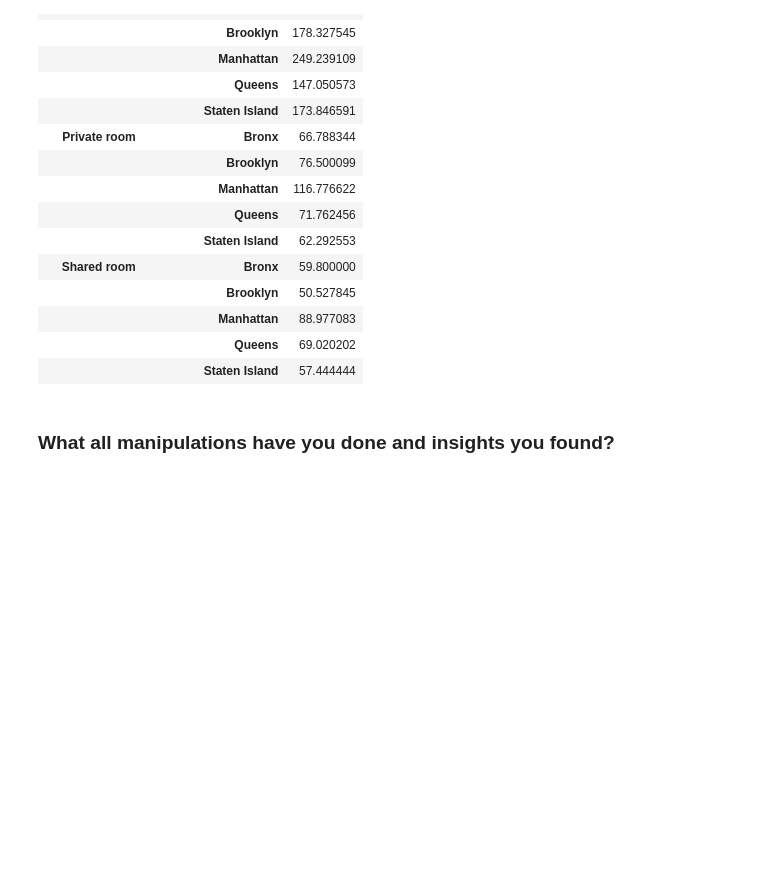
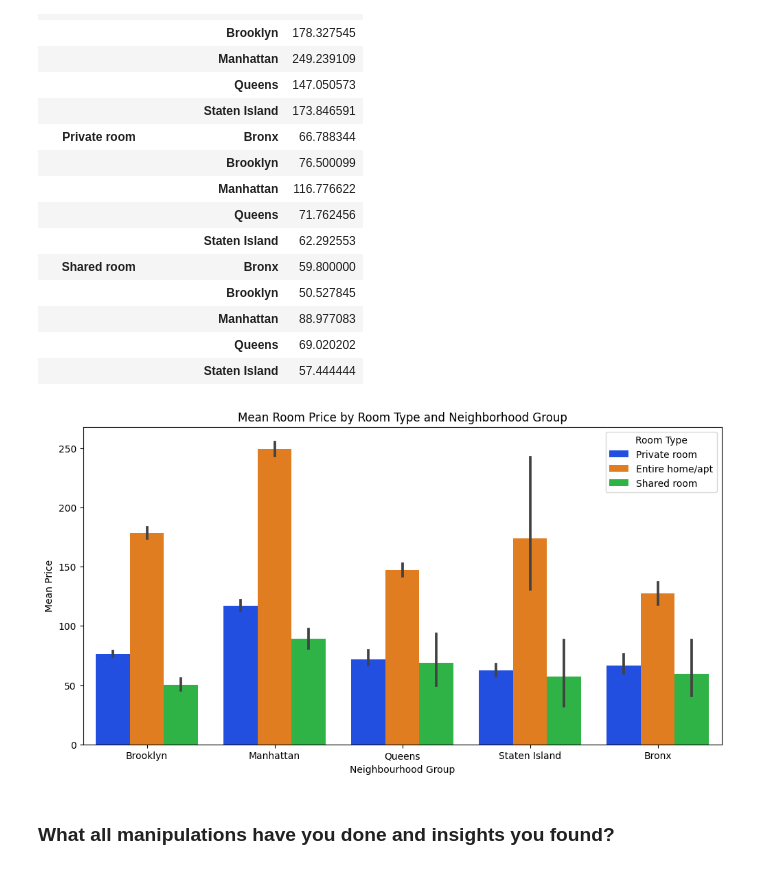
Before and after one commit to Pranita1994/EDA_Project, a Jupyter notebook: AirBnb_Bookings_Analysis.ipynb, the cells around one changed output. Saved outputs shown, nothing was run; the diff lists cells and outputs as text; code cells hidden in the pictures; blank space fills up the shorter version.

```diff
--- a/AirBnb_Bookings_Analysis.ipynb
+++ b/AirBnb_Bookings_Analysis.ipynb
@@ -440,6 +460,17 @@ pd.DataFrame(mean_price).sort_values(by ='room_type', ascending=True)
 |  | Manhattan | 88.977083 |
 |  | Queens | 69.020202 |
 |  | Staten Island | 57.444444 |
+# %%
+plt.figure(figsize=(12, 6))
+sns.barplot(x=df['neighbourhood_group'], y=df['price'], hue=df['room_type'], data= pd.DataFrame(mean_price),
+            palette='bright')
+plt.title('Mean Room Price by Room Type and Neighborhood Group')
+plt.xlabel('Neighbourhood Group')
+plt.ylabel('Mean Price')
+plt.legend(title='Room Type', loc='upper right')
+plt.show()
+# %% [output]
+[figure, added]
 # %% [markdown]
 ### What all manipulations have you done and insights you found?
 # %% [markdown]
```
Also changed, not shown: parts of 7 cells of this notebook.
